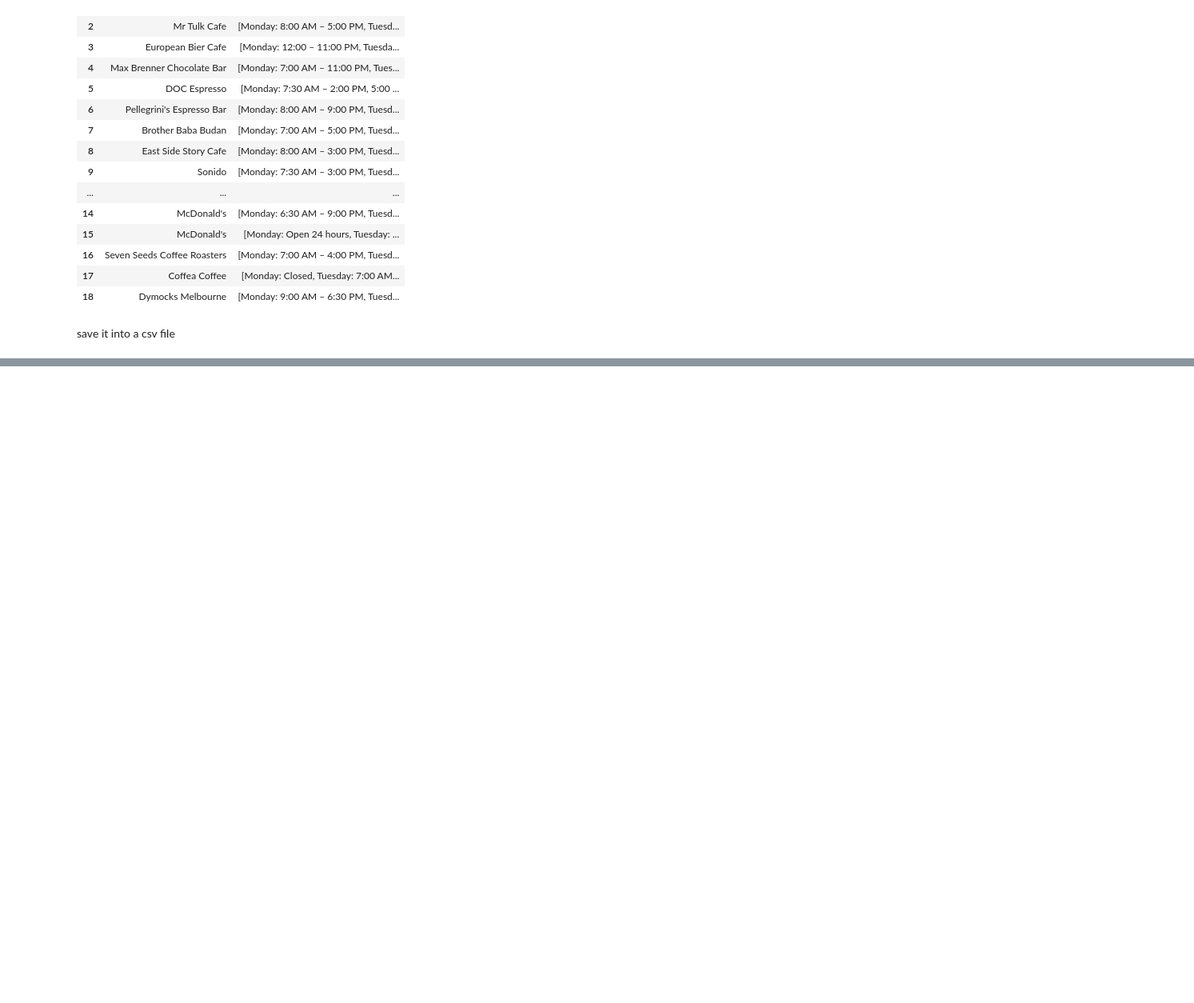
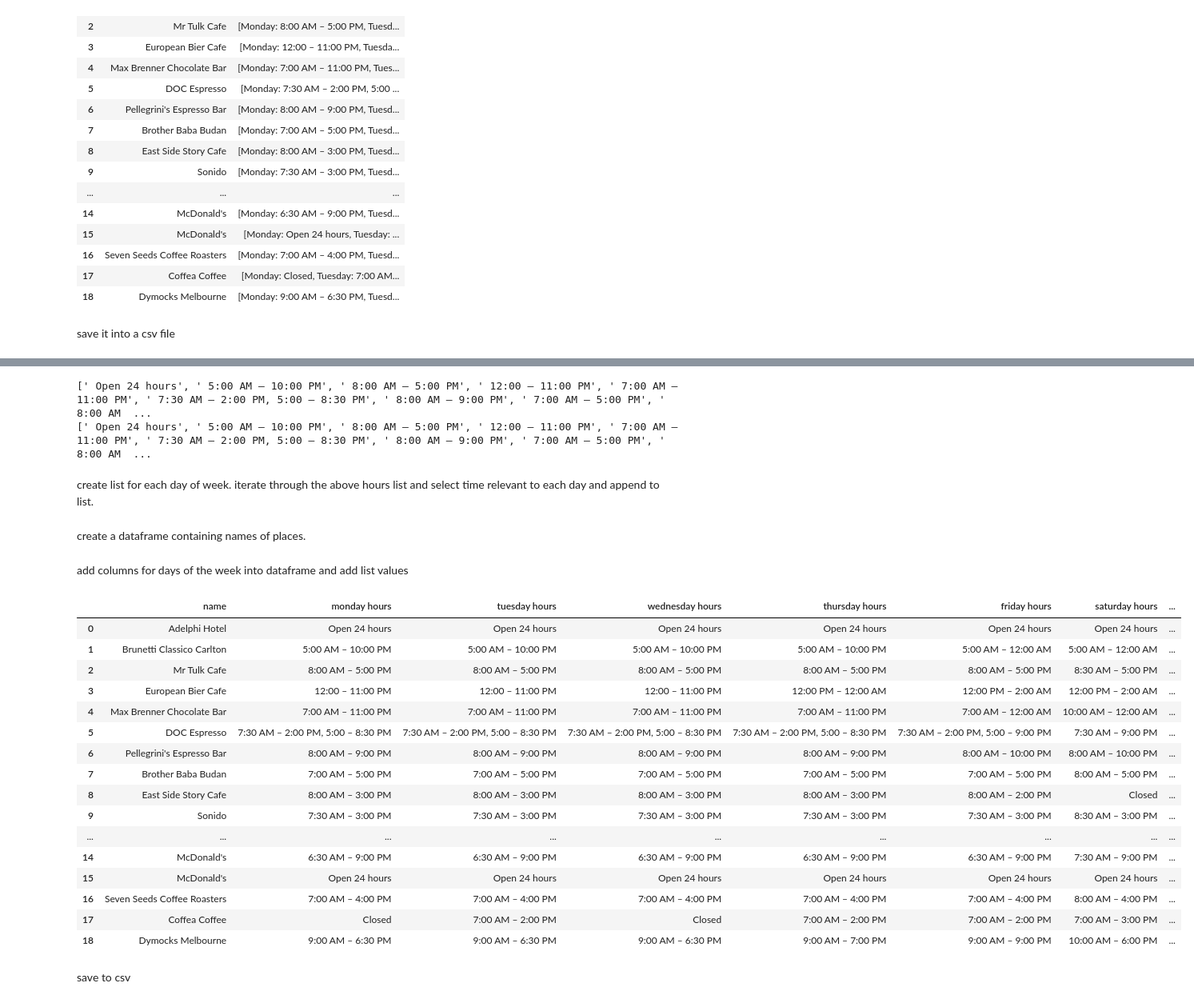
Before and after one commit to HiruniNuwanthika/ChicagoEscooter, a Jupyter notebook: googlePlaceFinal.py.ipynb, the cells around one changed output, grey strips where cells are left out. Shown: that part at 80% size. Drawn from its saved outputs; the diff is of its cells as text; code cells hidden in the pictures; blank space fills up the shorter version.

Commit message:
added  daywise columns with openning hours
Created columns for days of the week and added daily opening hours

```diff
--- a/googlePlaceFinal.py.ipynb
+++ b/googlePlaceFinal.py.ipynb
@@ -123,4 +123,4 @@ df_names.to_csv(r'\\rmit.internal\USRHome\sl0\s3923410\Dataset\Chicago\POI\googl
 # %% [markdown]
 save it into a csv file
 # %%
-place_0_hours=df_names['open hours'][0]
+lst=df_names['open hours']
@@ -140,0 +129,64 @@ AttributeError: 'list' object has no attribute 'str'
+# %%
+monday = []
+tuesday=[]
+wednesday=[]
+thursday=[]
+friday=[]
+saturday=[]
+sunday=[]
+for line in lst:
+    monday_time=line[0].split(':',1)[1]
+    tue_time=line[1].split(':',1)[1]
+    wed_time=line[2].split(':',1)[1]
+    thur_time=line[3].split(':',1)[1]
+    fri_time=line[4].split(':',1)[1]
+    sat_time=line[5].split(':',1)[1]
+    sun_time=line[6].split(':',1)[1]
+    monday.append(monday_time)
+    tuesday.append(tue_time)
+    wednesday.append(wed_time)
+    thursday.append(thur_time)
+    friday.append(fri_time)
+    saturday.append(sat_time)
+    sunday.append(sun_time)
+print(monday)
+print(tuesday)
+# %% [output]
+[' Open 24 hours', ' 5:00 AM – 10:00 PM', ' 8:00 AM – 5:00 PM', ' 12:00 – 11:00 PM', ' 7:00 AM – 11:00 PM', ' 7:30 AM – 2:00 PM, 5:00 – 8:30 PM', ' 8:00 AM – 9:00 PM', ' 7:00 AM – 5:00 PM', ' 8:00 AM  ...
+[' Open 24 hours', ' 5:00 AM – 10:00 PM', ' 8:00 AM – 5:00 PM', ' 12:00 – 11:00 PM', ' 7:00 AM – 11:00 PM', ' 7:30 AM – 2:00 PM, 5:00 – 8:30 PM', ' 8:00 AM – 9:00 PM', ' 7:00 AM – 5:00 PM', ' 8:00 AM  ...
+# %% [markdown]
+create list for each day of week. iterate through the above hours list and select time relevant to each day and append to list.
+# %%
+df_names_times_daily=df_places_id_all[['name']]
+# %% [markdown]
+create a dataframe containing names of places.
+# %%
+df_names_times_daily['monday hours']=monday
+df_names_times_daily['tuesday hours']=tuesday
+df_names_times_daily['wednesday hours']=wednesday
+df_names_times_daily['thursday hours']=thursday
+df_names_times_daily['friday hours']=friday
+df_names_times_daily['saturday hours']=saturday
+df_names_times_daily['sunday hours']=sunday
+# %% [markdown]
+add columns for days of the week into dataframe and add list values
+# %%
+df_names_times_daily
+# %% [output]
+|  | name | monday hours | tuesday hours | wednesday hours | thursday hours | friday hours | saturday hours | ... |
+| 0 | Adelphi Hotel | Open 24 hours | Open 24 hours | Open 24 hours | Open 24 hours | Open 24 hours | Open 24 hours | ... |
+| 1 | Brunetti Classico Carlton | 5:00 AM – 10:00 PM | 5:00 AM – 10:00 PM | 5:00 AM – 10:00 PM | 5:00 AM – 10:00 PM | 5:00 AM – 12:00 AM | 5:00 AM – 12:00 AM | ... |
+| 2 | Mr Tulk Cafe | 8:00 AM – 5:00 PM | 8:00 AM – 5:00 PM | 8:00 AM – 5:00 PM | 8:00 AM – 5:00 PM | 8:00 AM – 5:00 PM | 8:30 AM – 5:00 PM | ... |
+| 3 | European Bier Cafe | 12:00 – 11:00 PM | 12:00 – 11:00 PM | 12:00 – 11:00 PM | 12:00 PM – 12:00 AM | 12:00 PM – 2:00 AM | 12:00 PM – 2:00 AM | ... |
+| 4 | Max Brenner Chocolate Bar | 7:00 AM – 11:00 PM | 7:00 AM – 11:00 PM | 7:00 AM – 11:00 PM | 7:00 AM – 11:00 PM | 7:00 AM – 12:00 AM | 10:00 AM – 12:00 AM | ... |
+| 5 | DOC Espresso | 7:30 AM – 2:00 PM, 5:00 – 8:30 PM | 7:30 AM – 2:00 PM, 5:00 – 8:30 PM | 7:30 AM – 2:00 PM, 5:00 – 8:30 PM | 7:30 AM – 2:00 PM, 5:00 – 8:30 PM | 7:30 AM – 2:00 PM, 5:00 – 9:00 PM | 7:30 AM – 9:00 PM | ... |
+| 6 | Pellegrini's Espresso Bar | 8:00 AM – 9:00 PM | 8:00 AM – 9:00 PM | 8:00 AM – 9:00 PM | 8:00 AM – 9:00 PM | 8:00 AM – 10:00 PM | 8:00 AM – 10:00 PM | ... |
+| 7 | Brother Baba Budan | 7:00 AM – 5:00 PM | 7:00 AM – 5:00 PM | 7:00 AM – 5:00 PM | 7:00 AM – 5:00 PM | 7:00 AM – 5:00 PM | 8:00 AM – 5:00 PM | ... |
+| 8 | East Side Story Cafe | 8:00 AM – 3:00 PM | 8:00 AM – 3:00 PM | 8:00 AM – 3:00 PM | 8:00 AM – 3:00 PM | 8:00 AM – 2:00 PM | Closed | ... |
+| 9 | Sonido | 7:30 AM – 3:00 PM | 7:30 AM – 3:00 PM | 7:30 AM – 3:00 PM | 7:30 AM – 3:00 PM | 7:30 AM – 3:00 PM | 8:30 AM – 3:00 PM | ... |
+| ... | ... | ... | ... | ... | ... | ... | ... | ... |
+| 14 | McDonald's | 6:30 AM – 9:00 PM | 6:30 AM – 9:00 PM | 6:30 AM – 9:00 PM | 6:30 AM – 9:00 PM | 6:30 AM – 9:00 PM | 7:30 AM – 9:00 PM | ... |
+| 15 | McDonald's | Open 24 hours | Open 24 hours | Open 24 hours | Open 24 hours | Open 24 hours | Open 24 hours | ... |
+| 16 | Seven Seeds Coffee Roasters | 7:00 AM – 4:00 PM | 7:00 AM – 4:00 PM | 7:00 AM – 4:00 PM | 7:00 AM – 4:00 PM | 7:00 AM – 4:00 PM | 8:00 AM – 4:00 PM | ... |
+| 17 | Coffea Coffee | Closed | 7:00 AM – 2:00 PM | Closed | 7:00 AM – 2:00 PM | 7:00 AM – 2:00 PM | 7:00 AM – 3:00 PM | ... |
+| 18 | Dymocks Melbourne | 9:00 AM – 6:30 PM | 9:00 AM – 6:30 PM | 9:00 AM – 6:30 PM | 9:00 AM – 7:00 PM | 9:00 AM – 9:00 PM | 10:00 AM – 6:00 PM | ... |
@@ -140,0 +195,2 @@ AttributeError: 'list' object has no attribute 'str'
+# %% [markdown]
+save to csv
```
Also changed, not shown: parts of 4 cells of this notebook.
